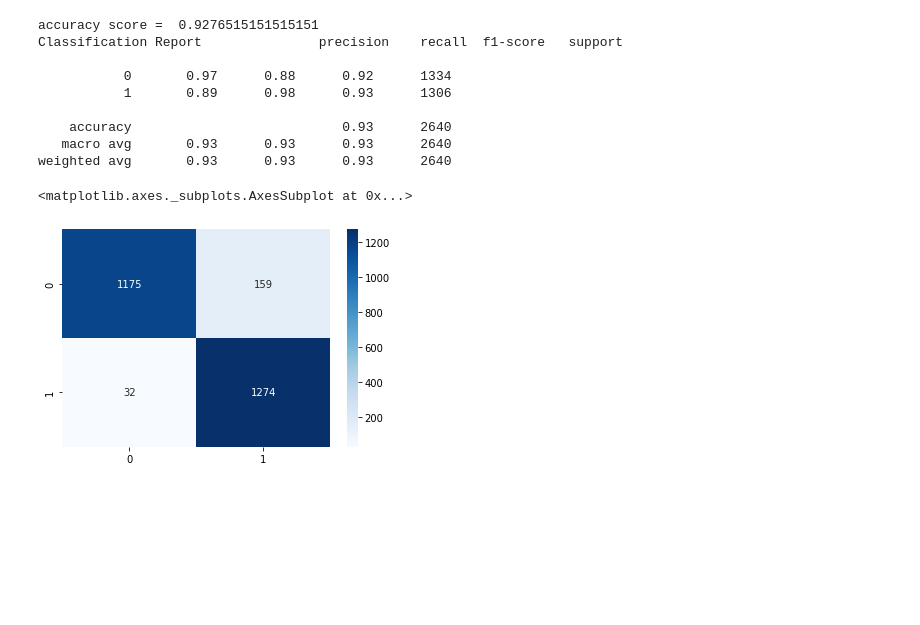
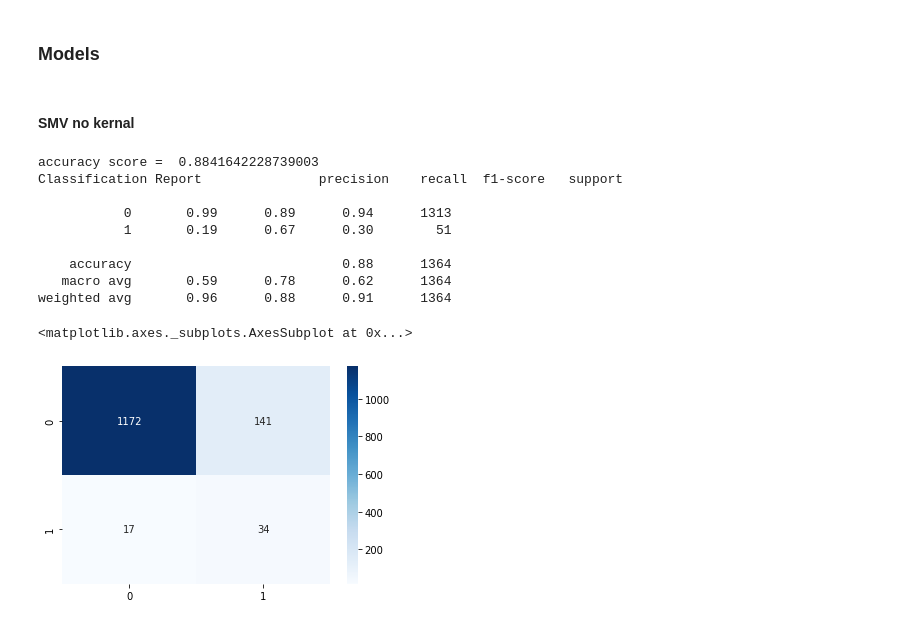
Before and after one commit to erinmcmahon26/Company-Bankruptcy-Prediction, a Jupyter notebook: Company_Bankruptcy_SMOTE.ipynb, the cells around one changed output. Saved outputs shown, nothing was run; the diff lists cells and outputs as text; code cells hidden in the pictures; blank space fills up the shorter version.

```diff
--- a/Company_Bankruptcy_SMOTE.ipynb
+++ b/Company_Bankruptcy_SMOTE.ipynb
@@ -57,6 +63,0 @@ y.shape
-# %%
-x_train, x_test, y_train, y_test = train_test_split(
-    x,
-    y,
-    test_size = .2,
-    random_state = 42)
@@ -63,24 +75,36 @@ x_train, x_test, y_train, y_test = train_test_split(
+# %%
+over = SMOTE(sampling_strategy='minority')
+under = RandomUnderSampler(sampling_strategy='majority')
+# %%
+steps = [('o', over), ('u', under)]
+pipeline = Pipeline(steps=steps)
+# %%
+x_smt2, y_smt2 = pipeline.fit_resample(x_smt, y_smt)
+# %% [markdown]
+### Models
+# %% [markdown]
+#### SMV no kernal
 # %%
 svc = SVC()
-svc.fit(x_train, y_train)
+svc.fit(x_smt2, y_smt2)
 
 sy_pred = svc.predict(x_test)
 cm = confusion_matrix(y_test, sy_pred)
 
 sva = accuracy_score(y_test, sy_pred)
 print('accuracy score = ',accuracy_score(y_test, sy_pred))
 print("Classification Report",classification_report(y_test, sy_pred))
 
 sns.heatmap(cm,annot=True,fmt="d",cmap = "Blues")
 # %% [output]
-accuracy score =  0.9276515151515151
+accuracy score =  0.8841642228739003
 Classification Report               precision    recall  f1-score   support
 
-           0       0.97      0.88      0.92      1334
-           1       0.89      0.98      0.93      1306
+           0       0.99      0.89      0.94      1313
+           1       0.19      0.67      0.30        51
 
-    accuracy                           0.93      2640
-   macro avg       0.93      0.93      0.93      2640
-weighted avg       0.93      0.93      0.93      2640
+    accuracy                           0.88      1364
+   macro avg       0.59      0.78      0.62      1364
+weighted avg       0.96      0.88      0.91      1364
 <matplotlib.axes._subplots.AxesSubplot at 0x...>
-[figure, old version]
+[figure, new version]
```
Also changed, not shown: parts of 23 cells of this notebook.
